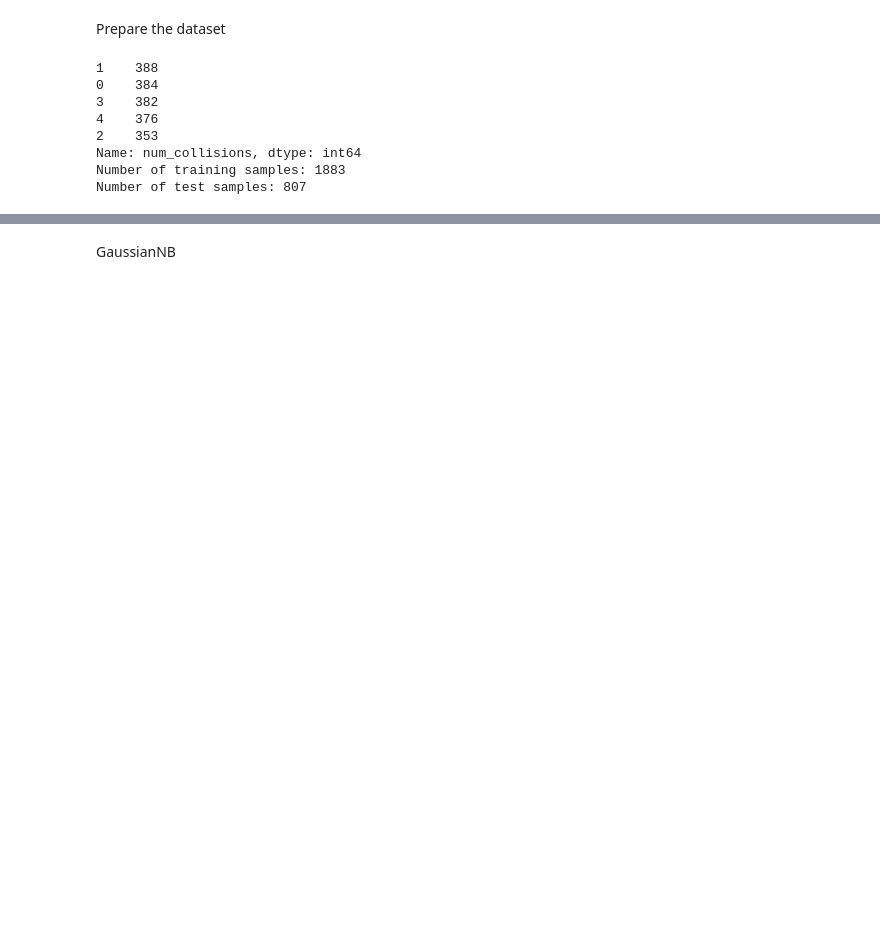
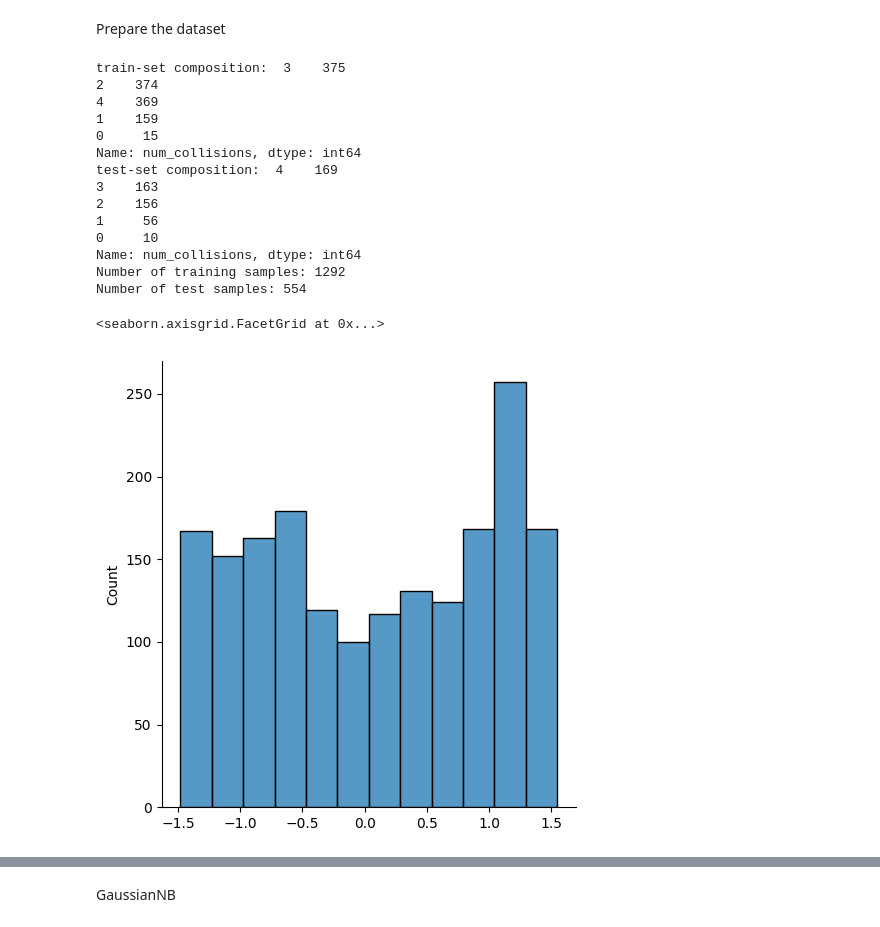
Before and after one commit to francomano/uav, a Jupyter notebook: uav.ipynb, the cells around one changed output, grey strips where cells are left out. Drawn from its saved outputs; the diff is of its cells as text; code cells hidden in the pictures; blank space fills up the shorter version.

```diff
--- a/uav.ipynb
+++ b/uav.ipynb
@@ -39,21 +41,35 @@ X= Stdscaler.transform(X)
 #print(X.describe)
 #print(X.std())
 random_state=12
-X,y=SMOTE(k_neighbors=2).fit_resample(X,y)
-
+smote=SMOTE(sampling_strategy='auto',k_neighbors=2)
+X,y=SMOTEENN(smote=smote).fit_resample(X,y)
 X_train, X_test, y_train, y_test = train_test_split(X, y, test_size=0.3,random_state=random_state) #to be reproducible
-print(y_train.value_counts(normalize=False))
+#smote=SMOTE(sampling_strategy='auto',k_neighbors=2)
+#X_train,y_train=SMOTEENN(smote=smote).fit_resample(X_train,y_train)
+print("train-set composition: ",y_train.value_counts(normalize=False))
+print("test-set composition: ",y_test.value_counts(normalize=False))
 
 
 
 print("Number of training samples: %d" %(X_train.shape[0]))
 print("Number of test samples: %d" %(X_test.shape[0]))
 # %% [output]
-1    388
-0    384
-3    382
-4    376
-2    353
+train-set composition:  3    375
+2    374
+4    369
+1    159
+0     15
 Name: num_collisions, dtype: int64
-Number of training samples: 1883
-Number of test samples: 807
+test-set composition:  4    169
+3    163
+2    156
+1     56
+0     10
+Name: num_collisions, dtype: int64
+Number of training samples: 1292
+Number of test samples: 554
+# %%
+sns.displot(X[:,4])
+# %% [output]
+<seaborn.axisgrid.FacetGrid at 0x...>
+[figure, added]
```
Also changed, not shown: parts of 13 cells of this notebook.
